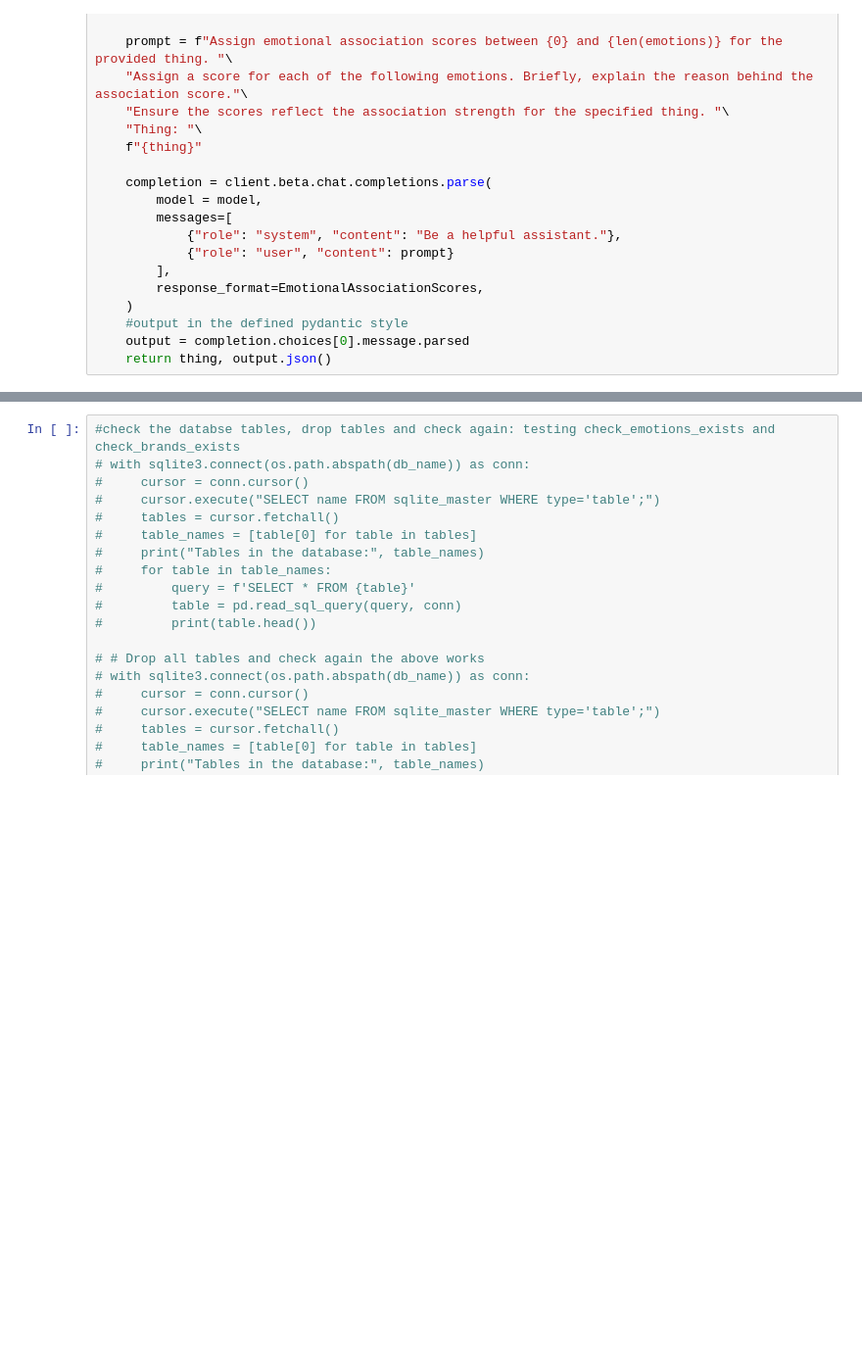
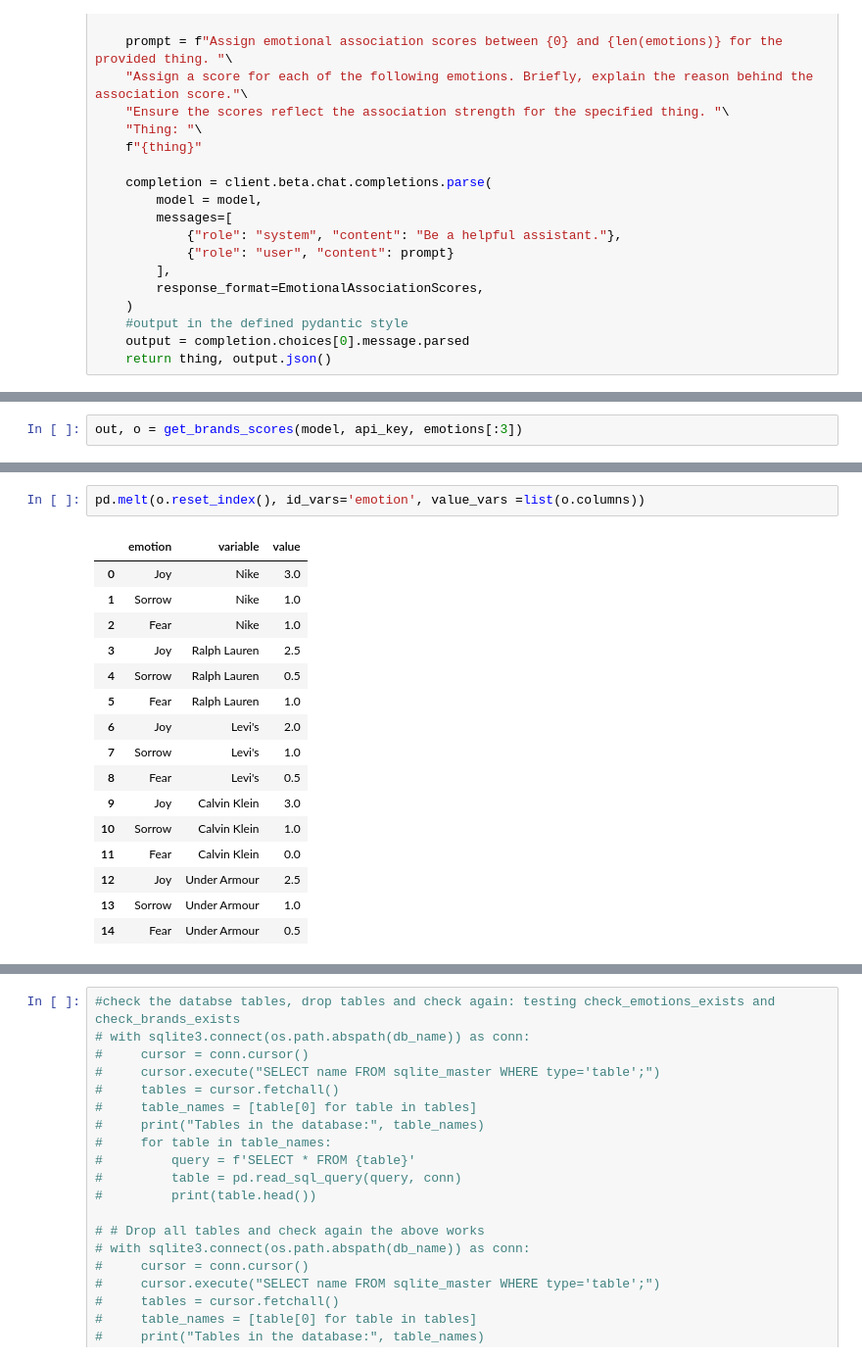
Before and after one commit to nedaresa/clothing_brand_recommender, a Jupyter notebook: explore.ipynb, the cells around one changed output, grey strips where cells are left out. Shown at 98% size. Saved outputs shown, nothing was run; the diff lists cells and outputs as text; blank space fills up the shorter version.

```diff
--- a/explore.ipynb
+++ b/explore.ipynb
@@ -418,0 +421,2 @@ def get_final_brands(model, api_key, emotions):
+# %%
+out, o = get_brands_scores(model, api_key, emotions[:3])
@@ -419 +453,20 @@ def get_final_brands(model, api_key, emotions):
+# %%
+pd.melt(o.reset_index(), id_vars='emotion', value_vars =list(o.columns))
+# %% [output]
+|  | emotion | variable | value |
+| 0 | Joy | Nike | 3.0 |
+| 1 | Sorrow | Nike | 1.0 |
+| 2 | Fear | Nike | 1.0 |
+| 3 | Joy | Ralph Lauren | 2.5 |
+| 4 | Sorrow | Ralph Lauren | 0.5 |
+| 5 | Fear | Ralph Lauren | 1.0 |
+| 6 | Joy | Levi's | 2.0 |
+| 7 | Sorrow | Levi's | 1.0 |
+| 8 | Fear | Levi's | 0.5 |
+| 9 | Joy | Calvin Klein | 3.0 |
+| 10 | Sorrow | Calvin Klein | 1.0 |
+| 11 | Fear | Calvin Klein | 0.0 |
+| 12 | Joy | Under Armour | 2.5 |
+| 13 | Sorrow | Under Armour | 1.0 |
+| 14 | Fear | Under Armour | 0.5 |
 # %%
```
Also changed, not shown: parts of 16 cells of this notebook.
